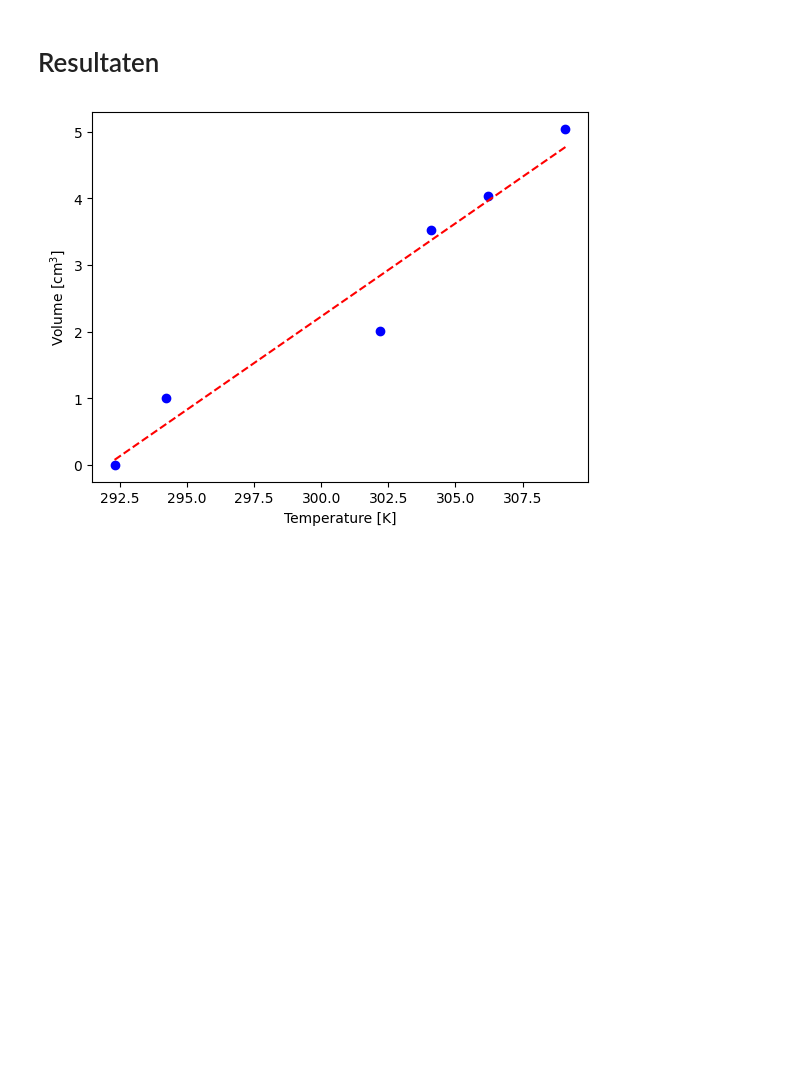
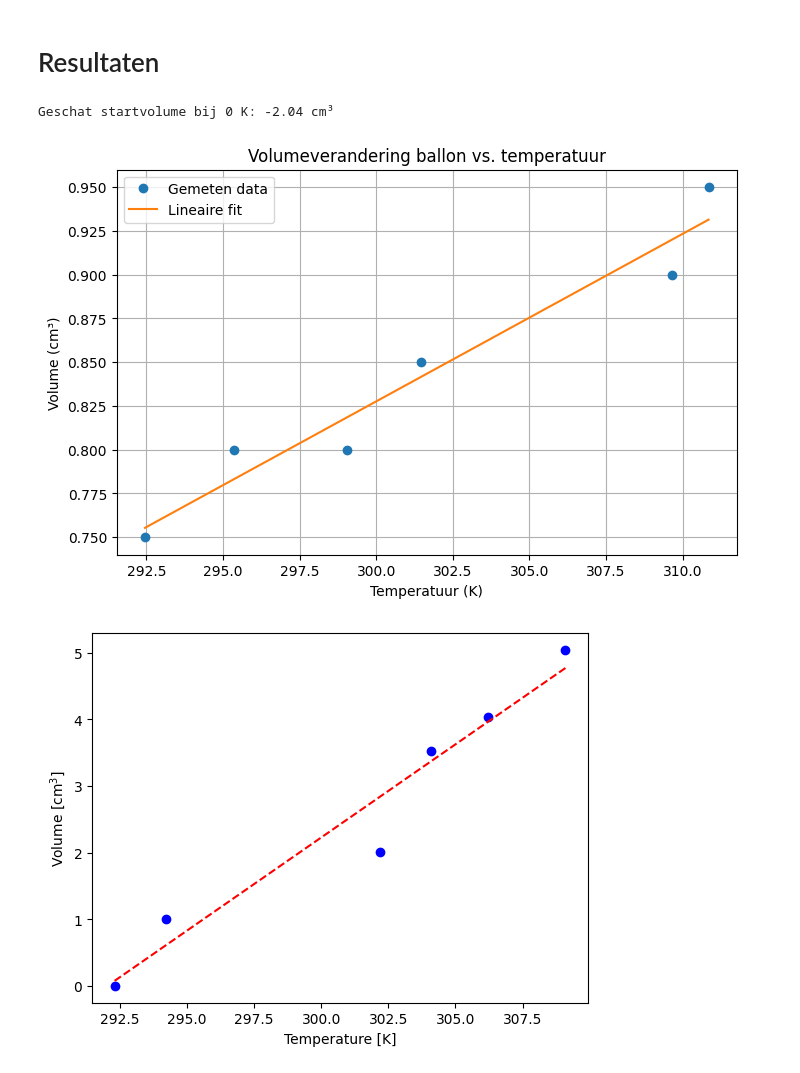
Before and after one commit to SybrenK07/25, a Jupyter notebook: Content/Labs/ballonproef.ipynb, the cells around one changed output. Drawn from its saved outputs; the diff is of its cells as text; code cells hidden in the pictures; blank space fills up the shorter version.

````diff
--- a/Content/Labs/ballonproef.ipynb
+++ b/Content/Labs/ballonproef.ipynb
@@ -66,6 +66,45 @@ Kun je nu met behulp van deze tweede meting een betere afschatting geven voor he
 ```
 # %% [markdown]
 # Resultaten
+# %%
+import numpy as np
+import matplotlib.pyplot as plt
+from scipy.stats import linregress
+
+# 📊 Meetgegevens: temperatuur (°C) en meniscushoogte (mm)
+T_C = np.array([19.3, 22.2, 25.9, 28.3, 36.5, 37.7])  # Celsius
+h_mm = np.array([0.75, 0.8, 0.8, 0.85, 0.9, 0.95])  # mm
+
+# 🌡️ Omrekenen naar Kelvin
+T_K = T_C + 273.15
+
+# 📐 Oppervlakte tussen maatbeker en vulcilinder (gegeven)
+A_cm2 = 10.0
+A_m2 = A_cm2 / 1e4  # omrekenen naar m²
+
+# 📦 Volume berekenen uit hoogteverschil
+V_m3 = h_mm / 1000 * A_m2  # mm → m, dan * oppervlak
+
+# 📈 Lineaire regressie
+slope, intercept, r_value, _, _ = linregress(T_K, V_m3)
+
+# 🔍 Extrapolatie naar 0 K
+V_0K = intercept
+print(f"Geschat startvolume bij 0 K: {V_0K*1e6:.2f} cm³")
+
+# 📉 Plot
+plt.figure(figsize=(8,5))
+plt.plot(T_K, V_m3*1e6, 'o', label='Gemeten data')
+plt.plot(T_K, (slope*T_K + intercept)*1e6, '-', label='Lineaire fit')
+plt.xlabel('Temperatuur (K)')
+plt.ylabel('Volume (cm³)')
+plt.title('Volumeverandering ballon vs. temperatuur')
+plt.legend()
+plt.grid(True)
+plt.show()
+# %% [output]
+Geschat startvolume bij 0 K: -2.04 cm³
+[figure, added]
 # %%
 
 import numpy as np
````
Also changed, not shown: 4 other files.
